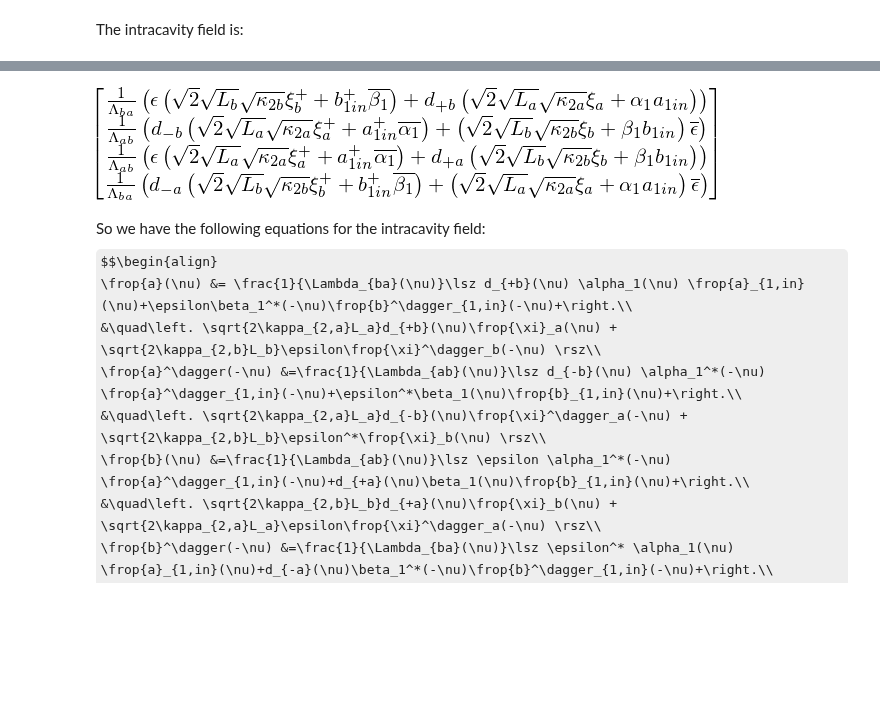
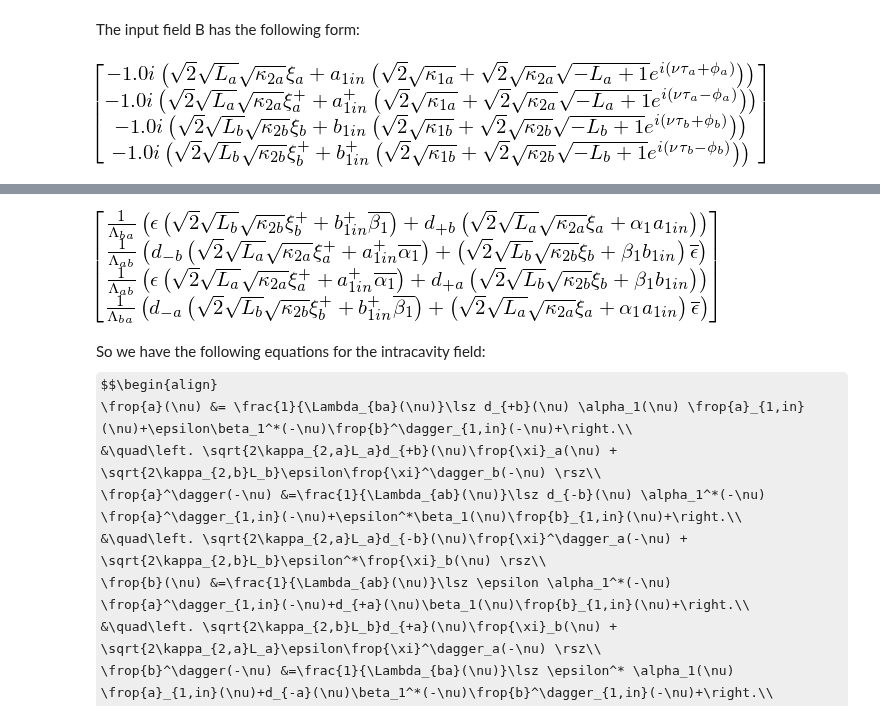
Before and after one commit to nemetniki/General-linear-model, a Jupyter notebook: NDPA.ipynb, the cells around one changed output, grey strips where cells are left out. Saved outputs shown, nothing was run; the diff lists cells and outputs as text; code cells hidden in the pictures; some formulas as TeX source; blank space fills up the shorter version.

```diff
--- a/NDPA.ipynb
+++ b/NDPA.ipynb
@@ -80,5 +80,10 @@ S    = -I*kap2*L1                                               #S = -i*kappa2*L
 
 N    = I*Matrix([[dpb/Lba,0,0,eps/Lba],[0,dmb/Lab,conjugate(eps)/Lab,0],\
               [0,eps/Lab,dpa/Lab,0],[conjugate(eps)/Lba,0,0,dma/Lba]])
-# %% [markdown]
-The intracavity field is:
+# %% [markdown]
+The input field B has the following form:
+# %%
+B    = -1j*((kap1+kap2*ftil*L2)*ain + kap2*L1*xi)
+B
+# %% [output]
+[figure, added]
```
Also changed, not shown: parts of 11 cells of this notebook, 1 other file.
